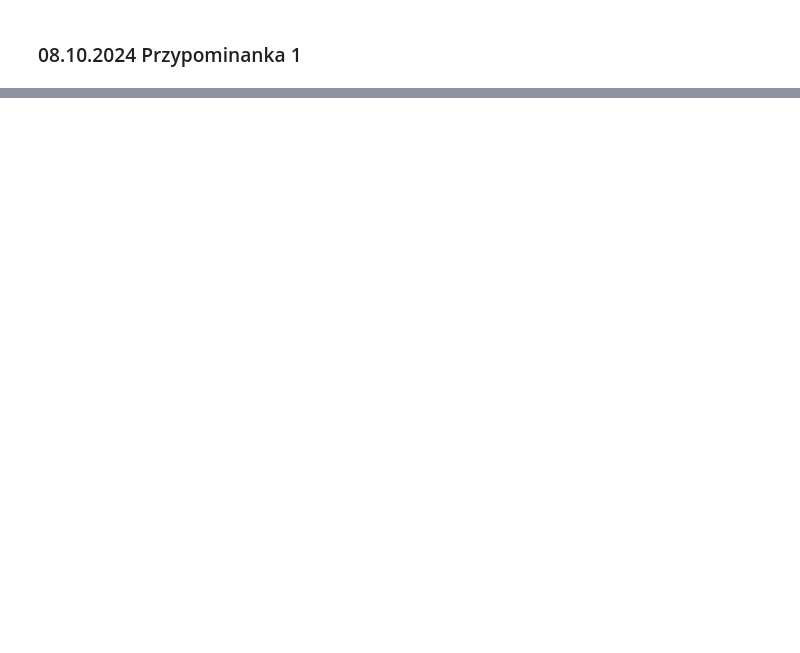
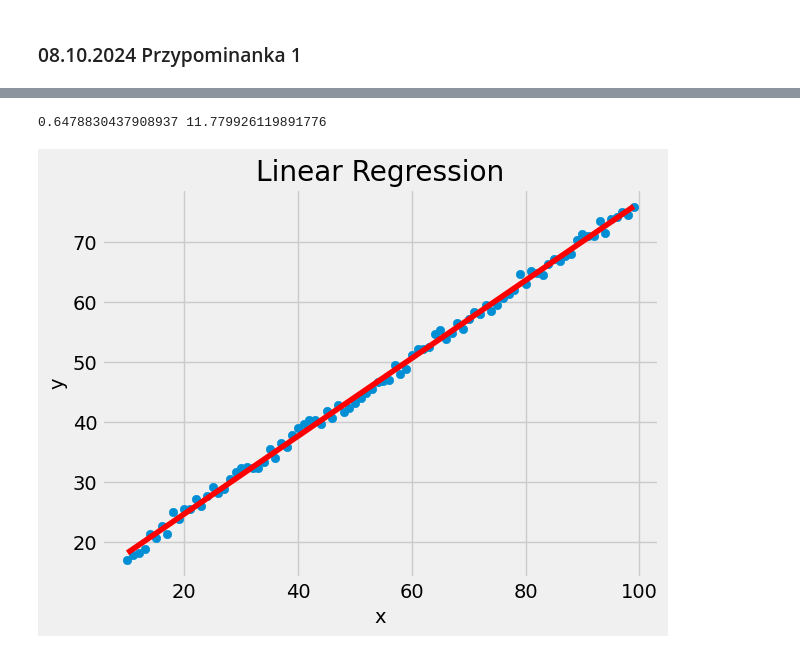
Before and after one commit to ASTR0MNSTR/univ_codes, a Jupyter notebook: 2024_2025/MetKomp/08_10_2024.ipynb, the cells around one changed output, grey strips where cells are left out. Drawn from its saved outputs; the diff is of its cells as text; code cells hidden in the pictures; blank space fills up the shorter version.

```diff
--- a/2024_2025/MetKomp/08_10_2024.ipynb
+++ b/2024_2025/MetKomp/08_10_2024.ipynb
@@ -22,0 +23,25 @@ plt.show()
+# %%
+import matplotlib.pyplot as plt
+import numpy as np
+from scipy.optimize import curve_fit
+
+x, y = np.loadtxt(r"E:\progs\fuzzy-chainsaw\2024_2025\MetKomp\DATA\dane.dat", unpack=True)
+
+def line(x, a, b):
+    return a*x + b
+
+popt, popc = curve_fit(line, x, y)
+
+a = popt[0]
+b = popt[1]
+
+print(a, b)
+plt.scatter(x, y)
+plt.plot(x, line(x, a, b), color='r')
+plt.xlabel("x")
+plt.ylabel("y")
+plt.title("Linear Regression")
+plt.show()
+# %% [output]
+0.6478830437908937 11.779926119891776
+[figure, added]
```
Also changed, not shown: parts of 2 cells of this notebook, 2 other files.
